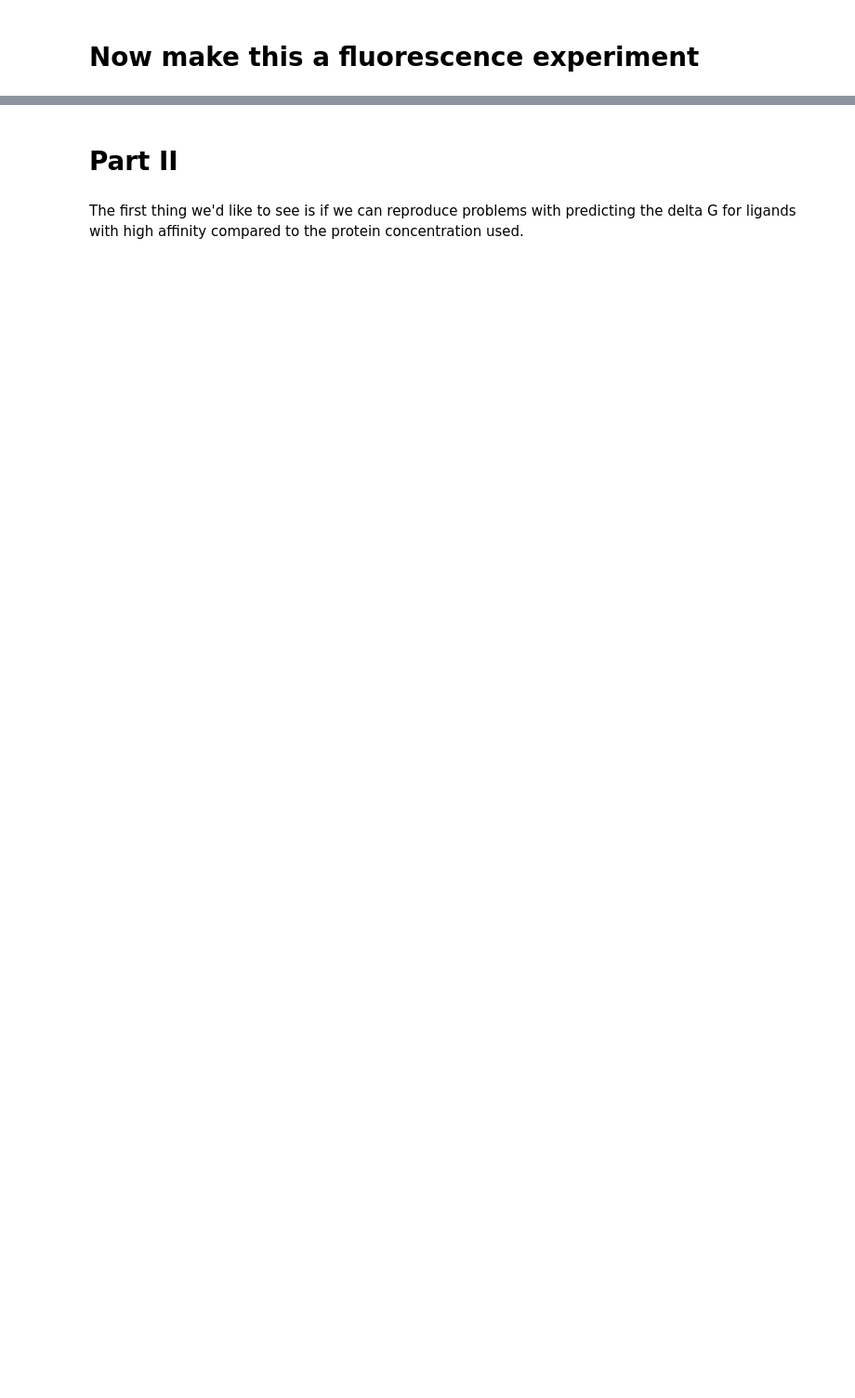
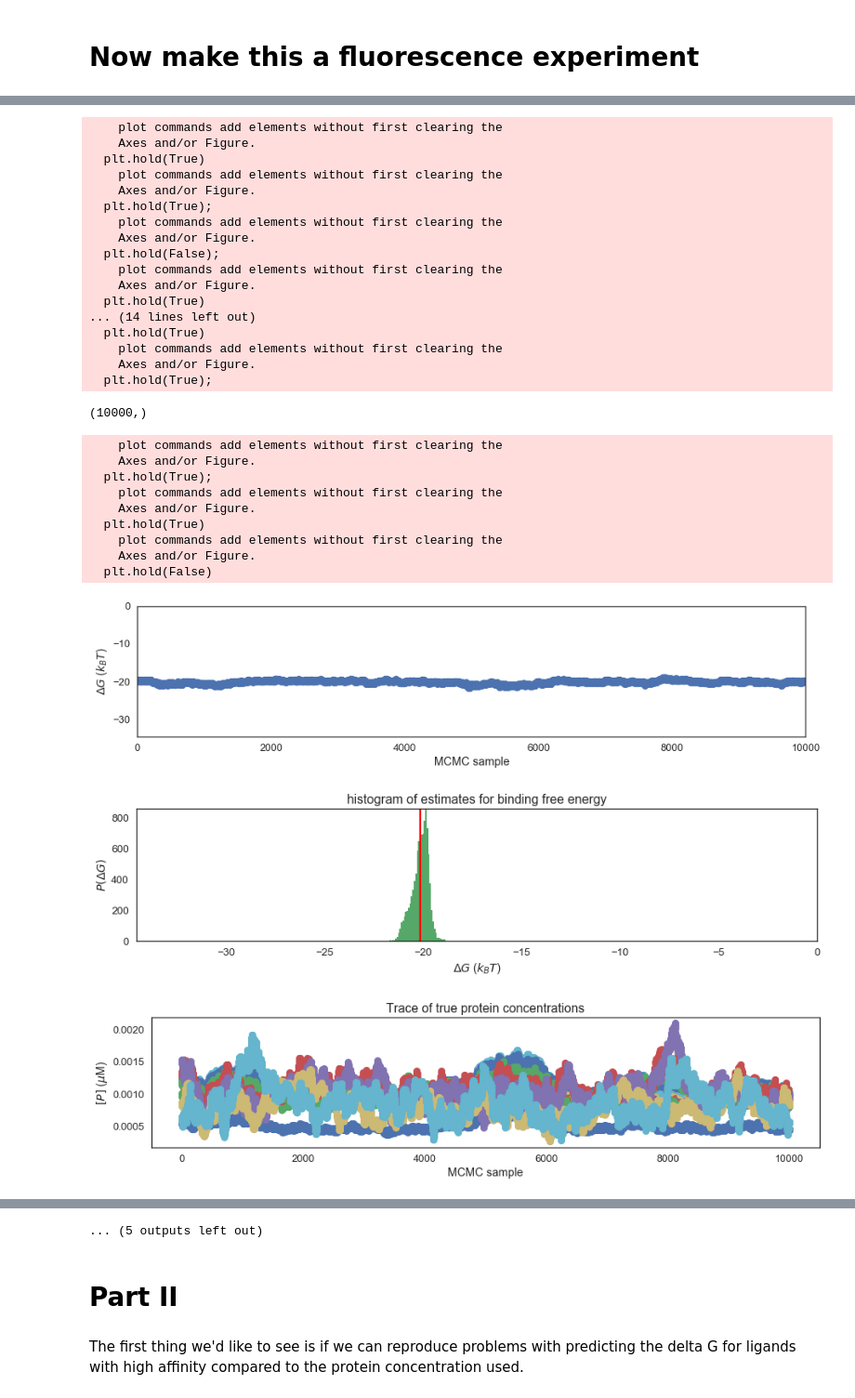
Before and after one commit to choderalab/assaytools, a Jupyter notebook: examples/direct-fluorescence-assay/2b Bayesian fit for two component binding - simulated data.ipynb, the cells around one changed output, grey strips where cells are left out. Shown: that part at 93% size. Saved outputs shown, nothing was run; the diff lists cells and outputs as text; code cells hidden in the pictures; blank space fills up the shorter version.

```diff
--- a/examples/direct-fluorescence-assay/2b Bayesian fit for two component binding - simulated data.ipynb
+++ b/examples/direct-fluorescence-assay/2b Bayesian fit for two component binding - simulated data.ipynb
@@ -193,0 +211,37 @@ That works! On to part two.
+# %%
+well_area = 0.1586 # well area, cm^2 # half-area wells were used here
+path_length = assay_volume / well_area
+# %%
+from assaytools import plots
+plots.plot_mcmc_results(Ltot, Ptot, path_length, mcmc)
+# %% [output]
+    plot commands add elements without first clearing the
+    Axes and/or Figure.
+  plt.hold(True)
+    plot commands add elements without first clearing the
+    Axes and/or Figure.
+  plt.hold(True);
+    plot commands add elements without first clearing the
+    Axes and/or Figure.
+  plt.hold(False);
+    plot commands add elements without first clearing the
+    Axes and/or Figure.
+  plt.hold(True)
+... (14 lines left out)
+  plt.hold(True)
+    plot commands add elements without first clearing the
+    Axes and/or Figure.
+  plt.hold(True);
+(10000,)
+    plot commands add elements without first clearing the
+    Axes and/or Figure.
+  plt.hold(True);
+    plot commands add elements without first clearing the
+    Axes and/or Figure.
+  plt.hold(True)
+    plot commands add elements without first clearing the
+    Axes and/or Figure.
+  plt.hold(False)
+[figure, added]
+[figure, added]
+[figure, added]
@@ -194,3 +254,4 @@ That works! On to part two.
+... (5 outputs left out)
 # %% [markdown]
 # Part II
 # %% [markdown]
```
Also changed, not shown: parts of 17 cells of this notebook.
